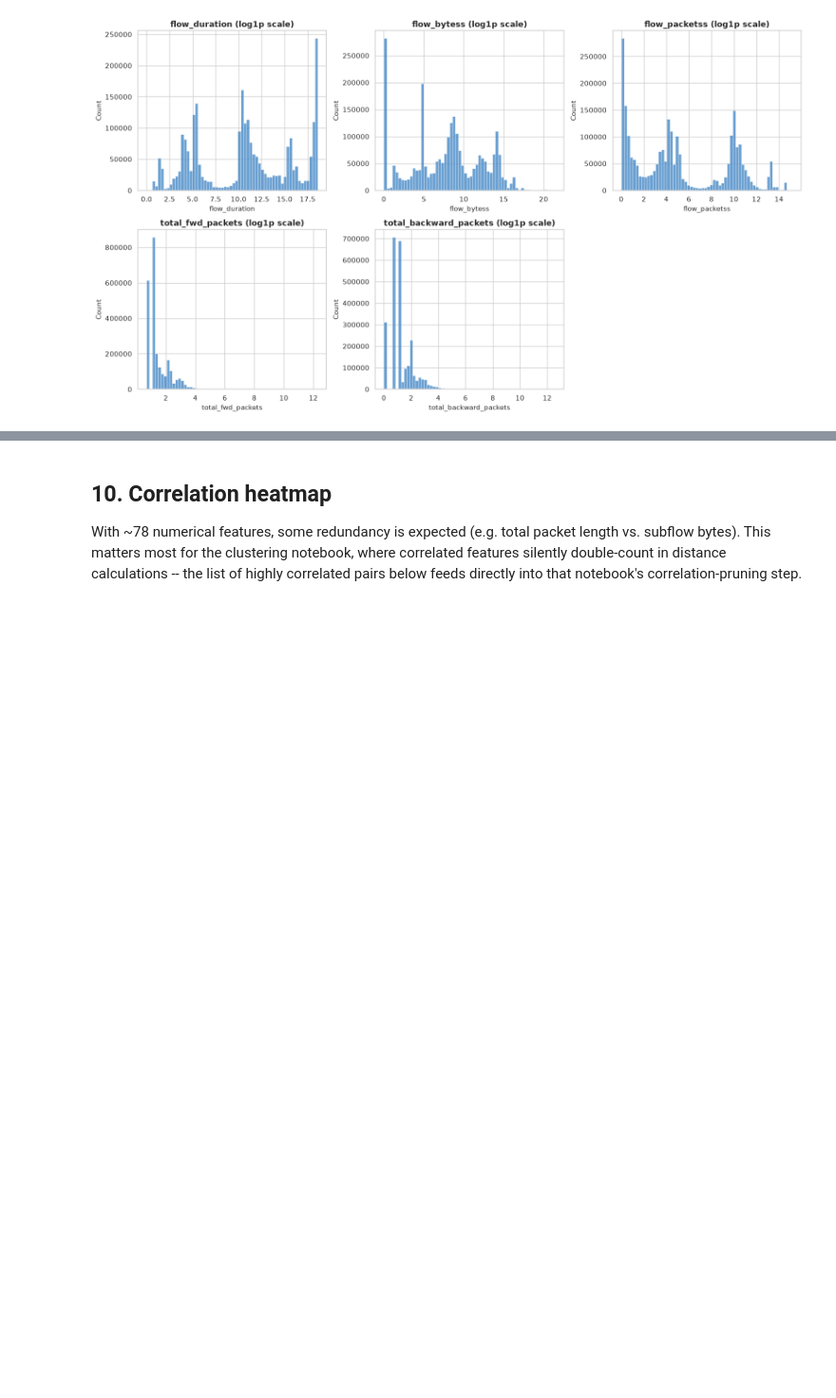
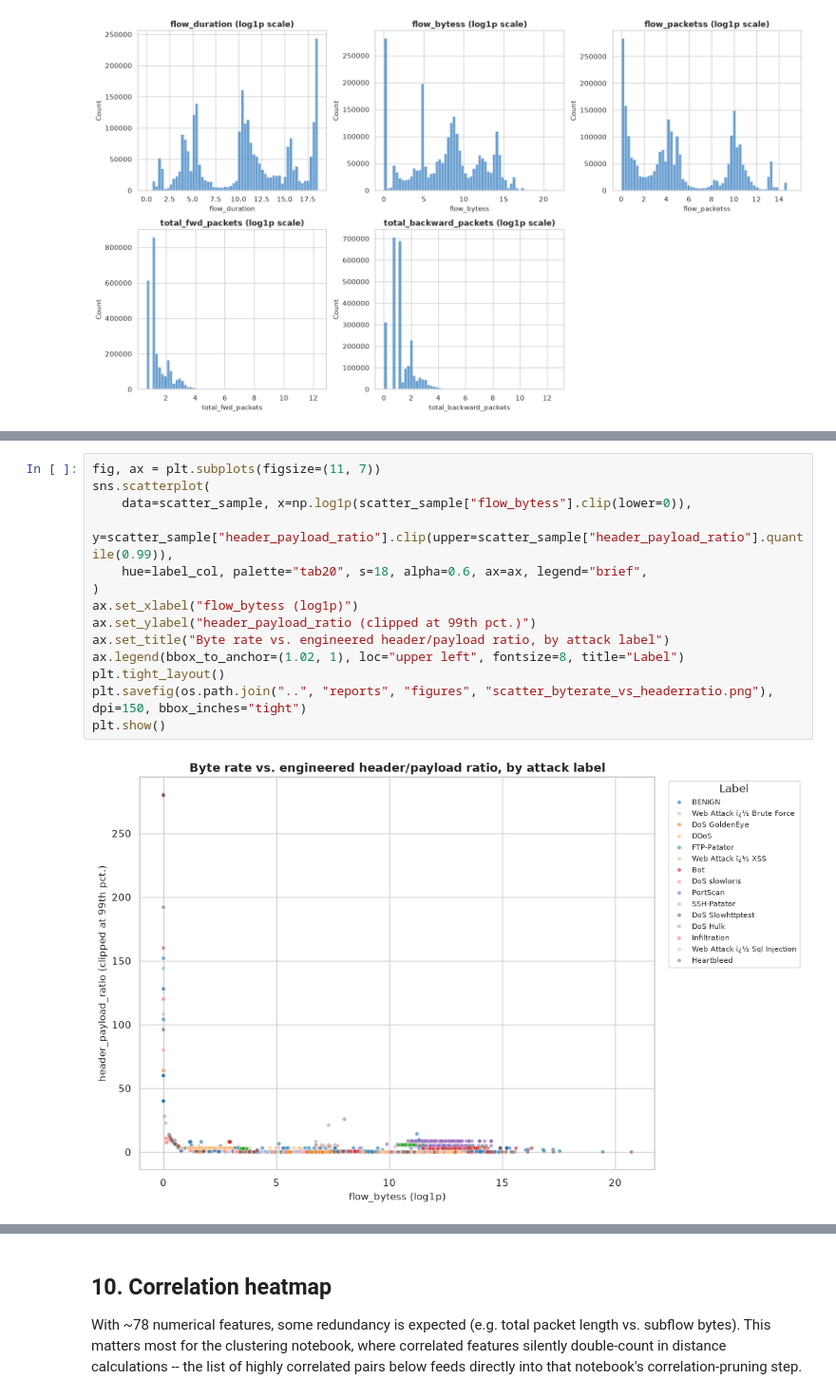
Before and after one commit to Nuraxx/CyberSentinel-SIEM, a Jupyter notebook: notebooks/01_EDA.ipynb, the cells around one changed output, grey strips where cells are left out. Shown at 95% size. Cells and saved outputs as stored; diff of their text form; blank space fills up the shorter version.

```diff
--- a/notebooks/01_EDA.ipynb
+++ b/notebooks/01_EDA.ipynb
@@ -237,0 +426,16 @@ plt.show()
+# %%
+fig, ax = plt.subplots(figsize=(11, 7))
+sns.scatterplot(
+    data=scatter_sample, x=np.log1p(scatter_sample["flow_bytess"].clip(lower=0)),
+    y=scatter_sample["header_payload_ratio"].clip(upper=scatter_sample["header_payload_ratio"].quantile(0.99)),
+    hue=label_col, palette="tab20", s=18, alpha=0.6, ax=ax, legend="brief",
+)
+ax.set_xlabel("flow_bytess (log1p)")
+ax.set_ylabel("header_payload_ratio (clipped at 99th pct.)")
+ax.set_title("Byte rate vs. engineered header/payload ratio, by attack label")
+ax.legend(bbox_to_anchor=(1.02, 1), loc="upper left", fontsize=8, title="Label")
+plt.tight_layout()
+plt.savefig(os.path.join("..", "reports", "figures", "scatter_byterate_vs_headerratio.png"), dpi=150, bbox_inches="tight")
+plt.show()
+# %% [output]
+[figure, added]
```
Also changed, not shown: parts of 19 cells of this notebook, 5 other files.
